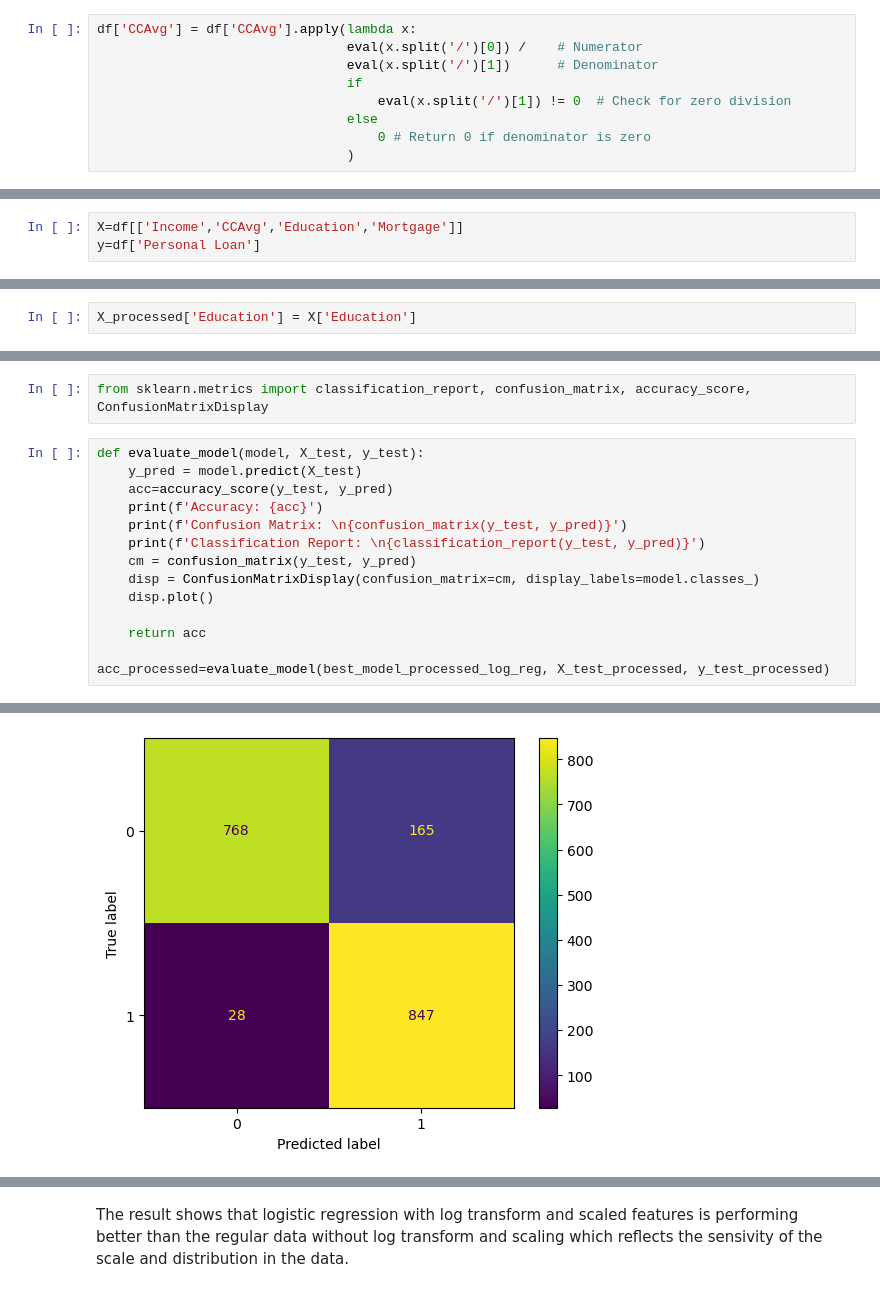
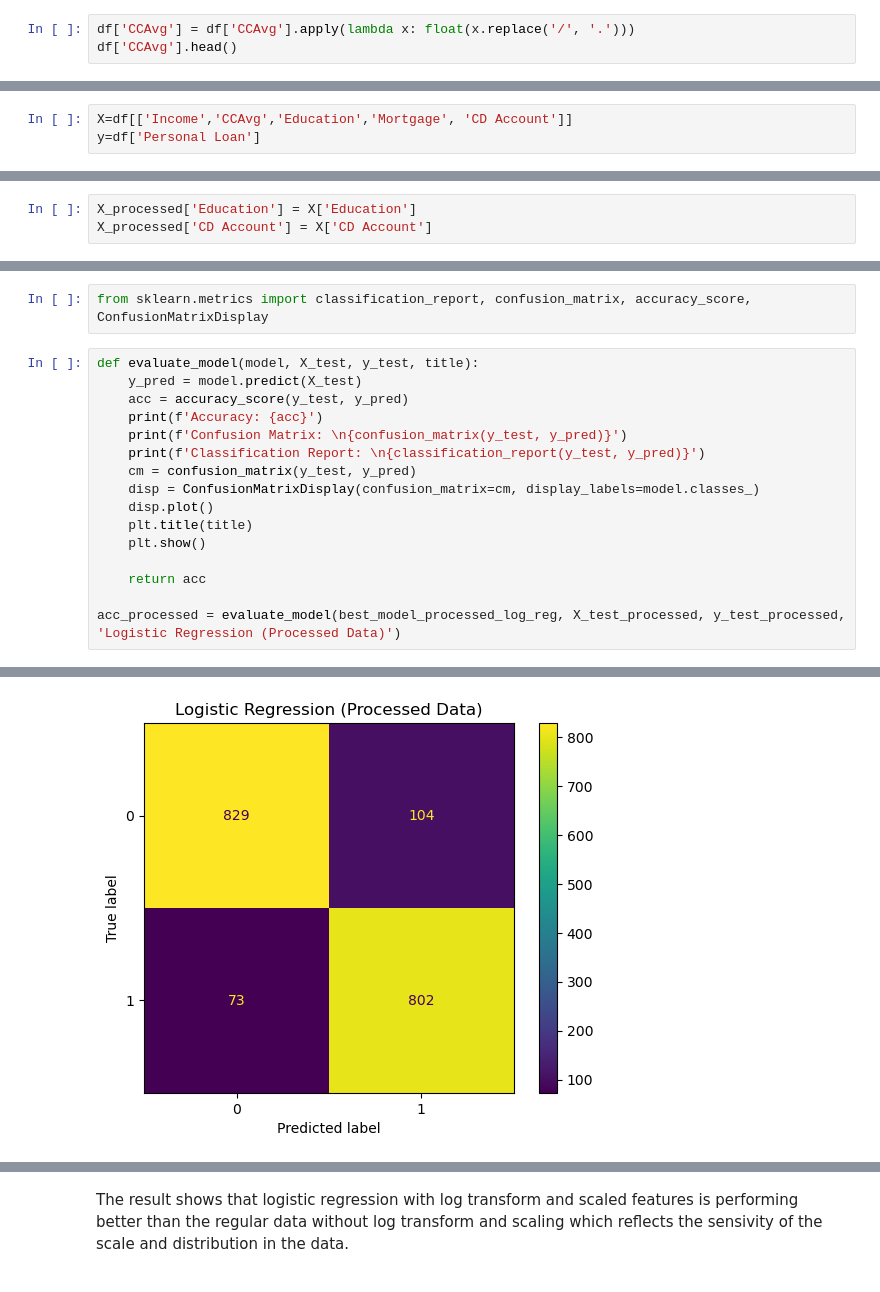
Before and after one commit to HanCreation/loan-analysis-prediction, a Jupyter notebook: bank_loan_granting.ipynb, the cells around one changed output, grey strips where cells are left out. Cells and saved outputs as stored; diff of their text form.

```diff
--- a/bank_loan_granting.ipynb
+++ b/bank_loan_granting.ipynb
@@ -148,9 +160,3 @@ Such as 1/2 to 0.5
-# %%
-df['CCAvg'] = df['CCAvg'].apply(lambda x:
-                                eval(x.split('/')[0]) /    # Numerator
-                                eval(x.split('/')[1])      # Denominator
-                                if
-                                    eval(x.split('/')[1]) != 0  # Check for zero division
-                                else
-                                    0 # Return 0 if denominator is zero
-                                )
+# %%
+df['CCAvg'] = df['CCAvg'].apply(lambda x: float(x.replace('/', '.')))
+df['CCAvg'].head()
@@ -284,5 +355,5 @@ Based on the correlation, the most important features are income, CD account, CC
 # %%
-X=df[['Income','CCAvg','Education','Mortgage']]
+X=df[['Income','CCAvg','Education','Mortgage', 'CD Account']]
 y=df['Personal Loan']
 # %%
 y.value_counts()
@@ -385,3 +462,4 @@ CCAvg: 3.8167733813448823
 Mortgage: 0.8766882783607721
 # %%
 X_processed['Education'] = X['Education']
+X_processed['CD Account'] = X['CD Account']
@@ -507,17 +620,19 @@ since this is classification problem, the evaluation metrics used are accuracy,
 # %%
 from sklearn.metrics import classification_report, confusion_matrix, accuracy_score, ConfusionMatrixDisplay
 # %%
-def evaluate_model(model, X_test, y_test):
+def evaluate_model(model, X_test, y_test, title):
     y_pred = model.predict(X_test)
-    acc=accuracy_score(y_test, y_pred)
+    acc = accuracy_score(y_test, y_pred)
     print(f'Accuracy: {acc}')
     print(f'Confusion Matrix: \n{confusion_matrix(y_test, y_pred)}')
     print(f'Classification Report: \n{classification_report(y_test, y_pred)}')
     cm = confusion_matrix(y_test, y_pred)
     disp = ConfusionMatrixDisplay(confusion_matrix=cm, display_labels=model.classes_)
     disp.plot()
+    plt.title(title)
+    plt.show()
 
     return acc
 
-acc_processed=evaluate_model(best_model_processed_log_reg, X_test_processed, y_test_processed)
+acc_processed = evaluate_model(best_model_processed_log_reg, X_test_processed, y_test_processed, 'Logistic Regression (Processed Data)')
 # %% [output]
@@ -537,4 +652,4 @@ weighted avg       0.90      0.89      0.89      1808
-[figure, old version]
+[figure, new version]
 # %%
 model_list = [best_model_log_reg, best_model_rf, best_model_xgb]
 acc_list=[]
```
Also changed, not shown: parts of 46 cells of this notebook, 1 other file.
